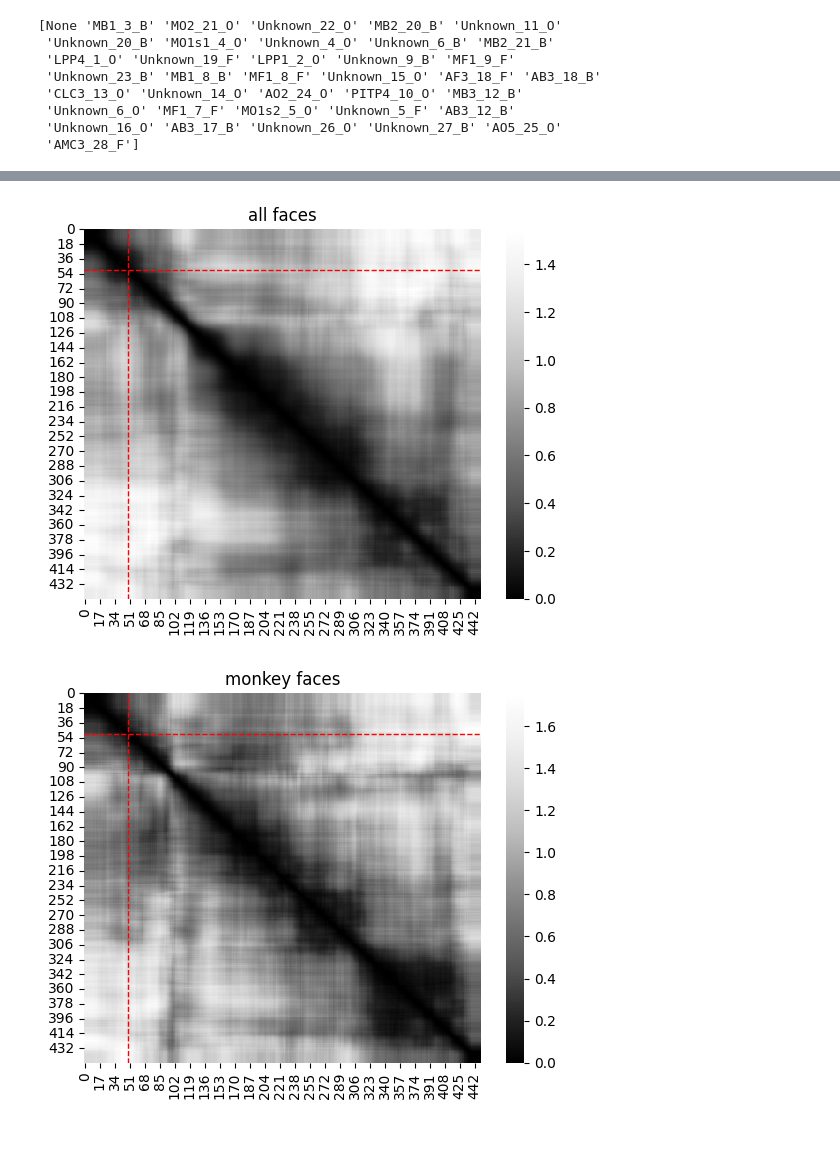
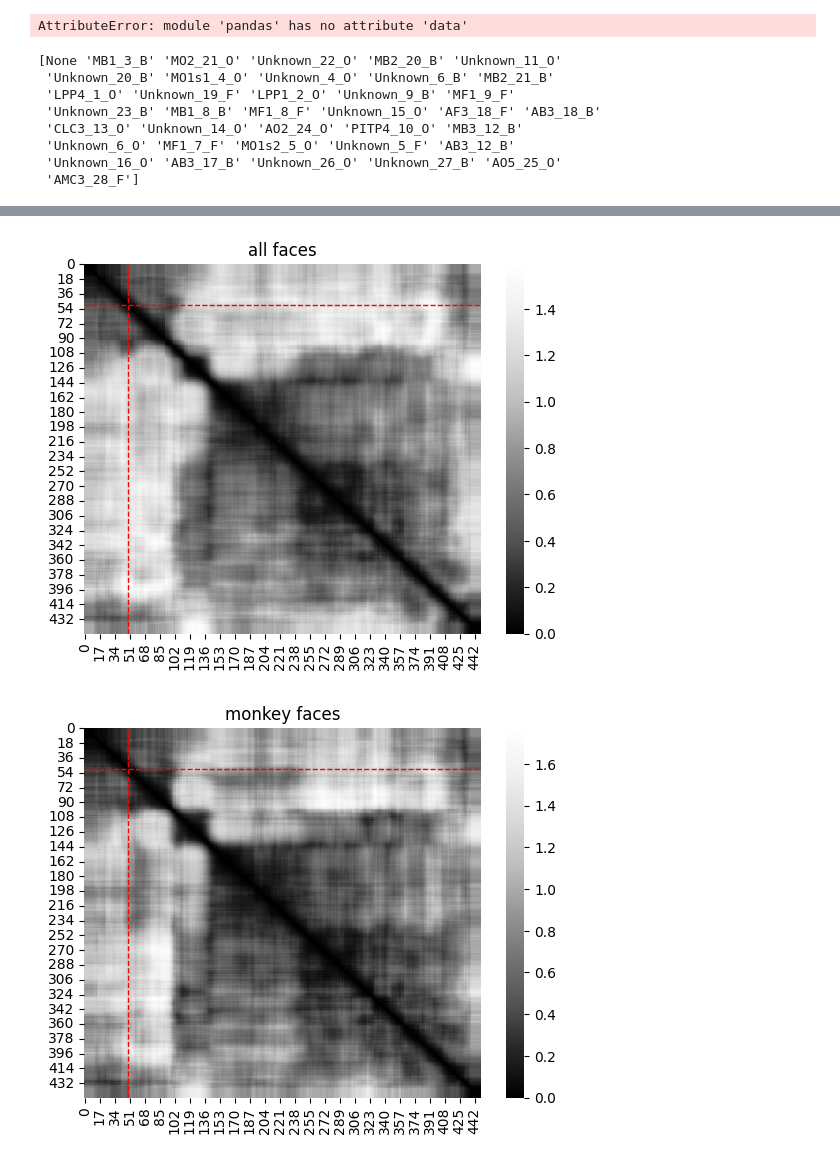
Before and after one commit to aimarvi/triplen, a Jupyter notebook: stretching.ipynb, the cells around one changed output, grey strips where cells are left out. Cells and saved outputs as stored; diff of their text form; code cells hidden in the pictures.

```diff
--- a/stretching.ipynb
+++ b/stretching.ipynb
@@ -19,6 +19,15 @@ import utils
 datadir = '../datasets/NNN/'
 fnames = utils.fnames(datadir)
 raster_data = pd.read_pickle('../datasets/NNN/all_raster_data_full.pkl')
+# %%
+stacked = np.stack(roi_data['img_psth'])
+averaged = np.mean(stacked, axis=0)
+
+averaged
+# fig,ax=plt.subplots(1,1)
+# sns.lineplot(averaged,ax=ax)
+# %% [output]
+AttributeError: module 'pandas' has no attribute 'data'
 # %%
 # %% [output]
 [None 'MB1_3_B' 'MO2_21_O' 'Unknown_22_O' 'MB2_20_B' 'Unknown_11_O'
@@ -31,17 +40,18 @@ raster_data = pd.read_pickle('../datasets/NNN/all_raster_data_full.pkl')
  'AMC3_28_F']
 # %%
 img_sets = {'all images': np.arange(1000,1072),
-           'all faces': np.arange(1000,1025),
+           'all faces': np.arange(1000,1024),
            'monkey faces': np.arange(1000,1015),
-           'human faces': np.arange(1015,1025)}
+           'human faces': np.arange(1015,1024)}
 
 metric = 'correlation'
-roi = 'AF3_18_F' #'MF1_9_F'
+roi = 'MF1_9_F' #'MF1_9_F'
 roi_data = raster_data[(raster_data['roi']==roi)]
 stacked = np.stack(roi_data['img_psth'])
 
 for k,v in img_sets.items():
     substacked = stacked[:, :, v]
+    # average over units
     averaged = np.mean(substacked, axis=0)
 
     fig,ax = plt.subplots(1,1)
@@ -58,2 +68,2 @@ for k,v in img_sets.items():
-[figure, old version]
+[figure, new version]
-[figure, old version]
+[figure, new version]
```
Also changed, not shown: parts of 3 cells of this notebook, 1 other file.
